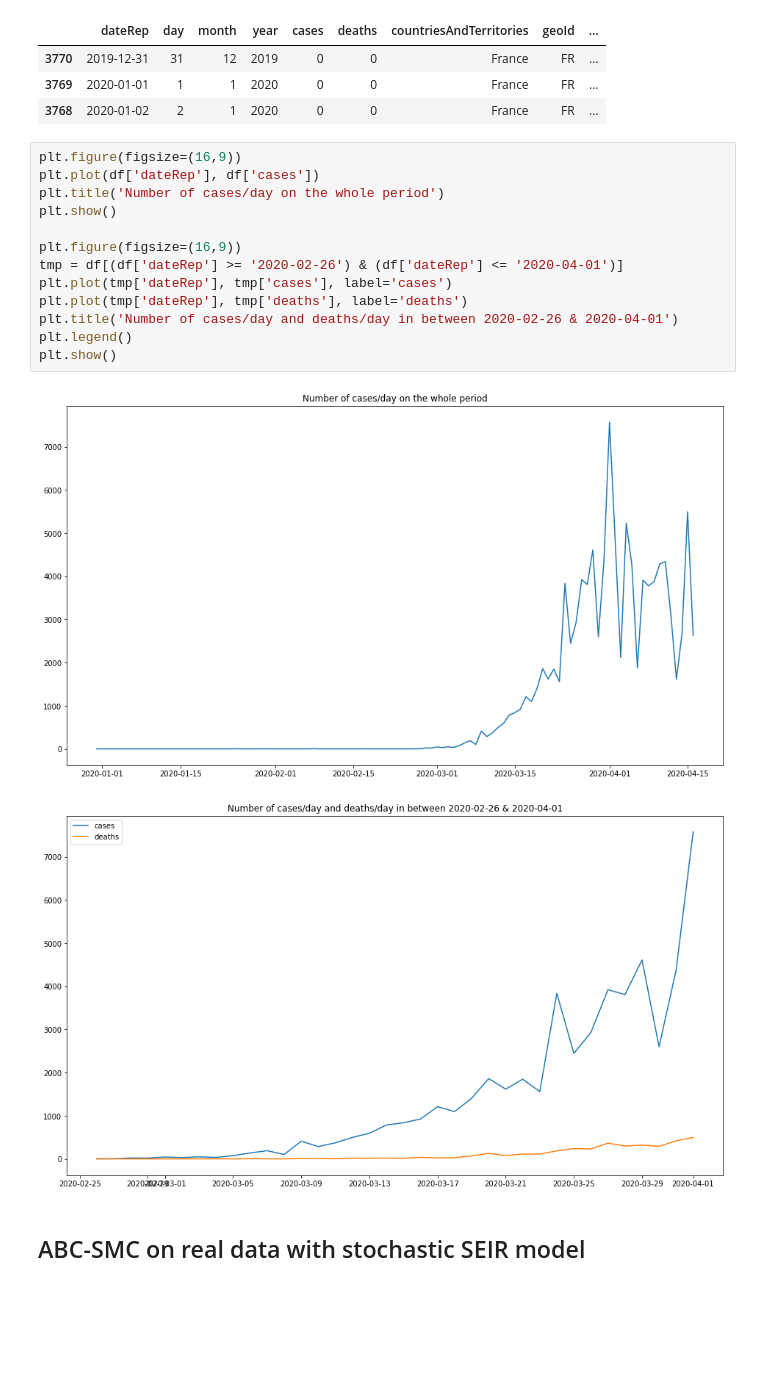
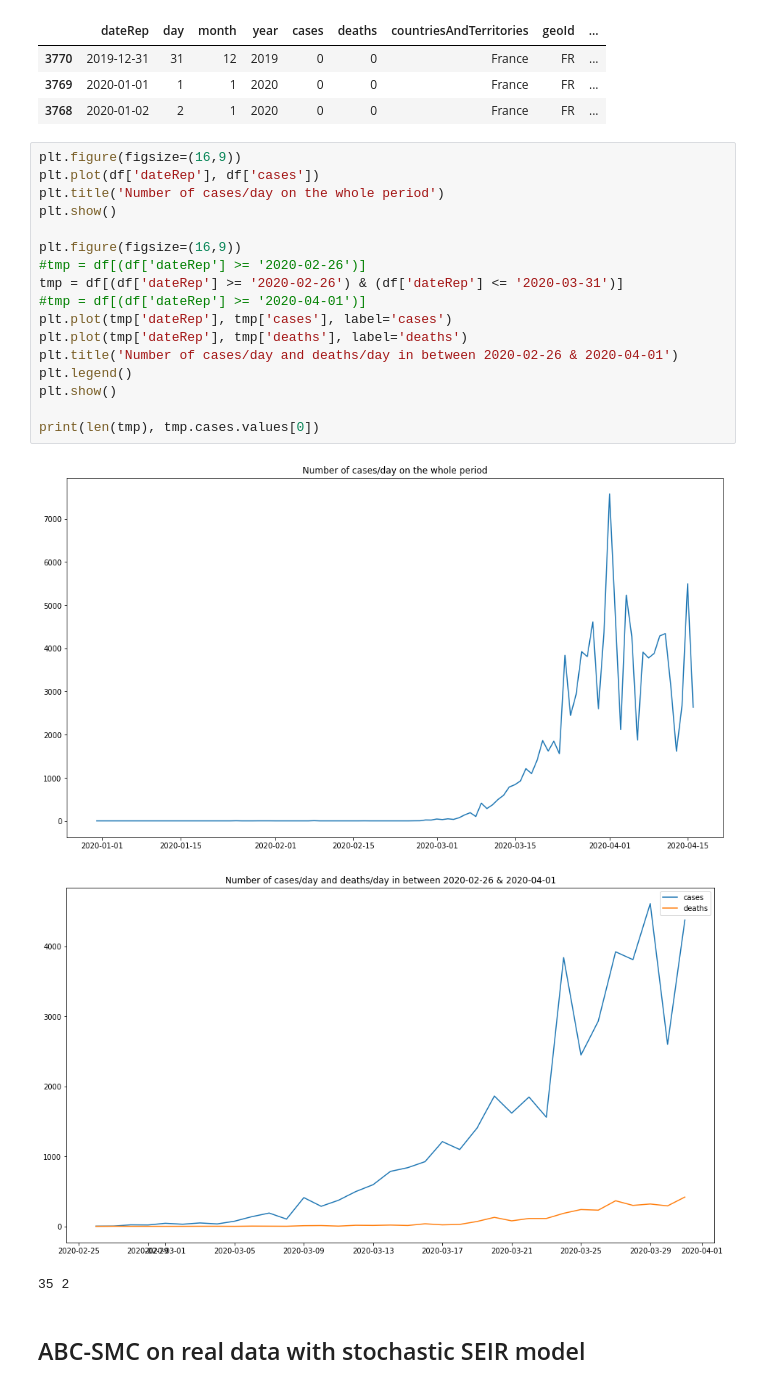
Before and after one commit to chloeskt/covid-19, a Jupyter notebook: 3-0 ABC_SIR.ipynb, the cells around one changed output. Drawn from its saved outputs; the diff is of its cells as text; blank space fills up the shorter version.

```diff
--- a/3-0 ABC_SIR.ipynb
+++ b/3-0 ABC_SIR.ipynb
@@ -266,19 +272,24 @@ df.head(3)
 # %%
 plt.figure(figsize=(16,9))
 plt.plot(df['dateRep'], df['cases'])
 plt.title('Number of cases/day on the whole period')
 plt.show()
 
 plt.figure(figsize=(16,9))
-tmp = df[(df['dateRep'] >= '2020-02-26') & (df['dateRep'] <= '2020-04-01')]
+#tmp = df[(df['dateRep'] >= '2020-02-26')]
+tmp = df[(df['dateRep'] >= '2020-02-26') & (df['dateRep'] <= '2020-03-31')]
+#tmp = df[(df['dateRep'] >= '2020-04-01')]
 plt.plot(tmp['dateRep'], tmp['cases'], label='cases')
 plt.plot(tmp['dateRep'], tmp['deaths'], label='deaths')
 plt.title('Number of cases/day and deaths/day in between 2020-02-26 & 2020-04-01')
 plt.legend()
 plt.show()
+
+print(len(tmp), tmp.cases.values[0])
 # %% [output]
 [figure]
-[figure, old version]
+[figure, new version]
+35 2
 # %% [markdown]
 ## ABC-SMC on real data with stochastic SEIR model
 # %%
```
Also changed, not shown: parts of 15 cells of this notebook, 1 other file.
